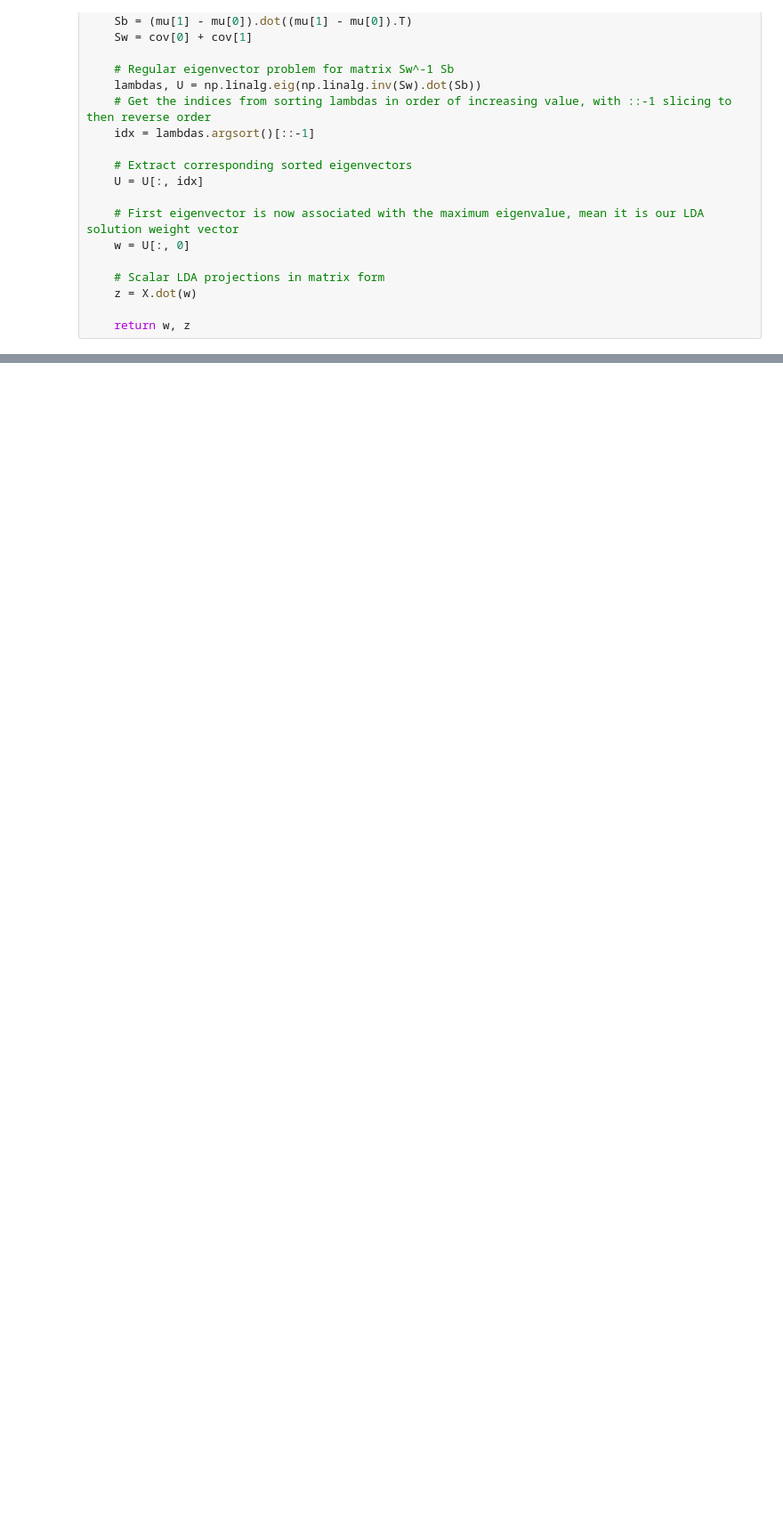
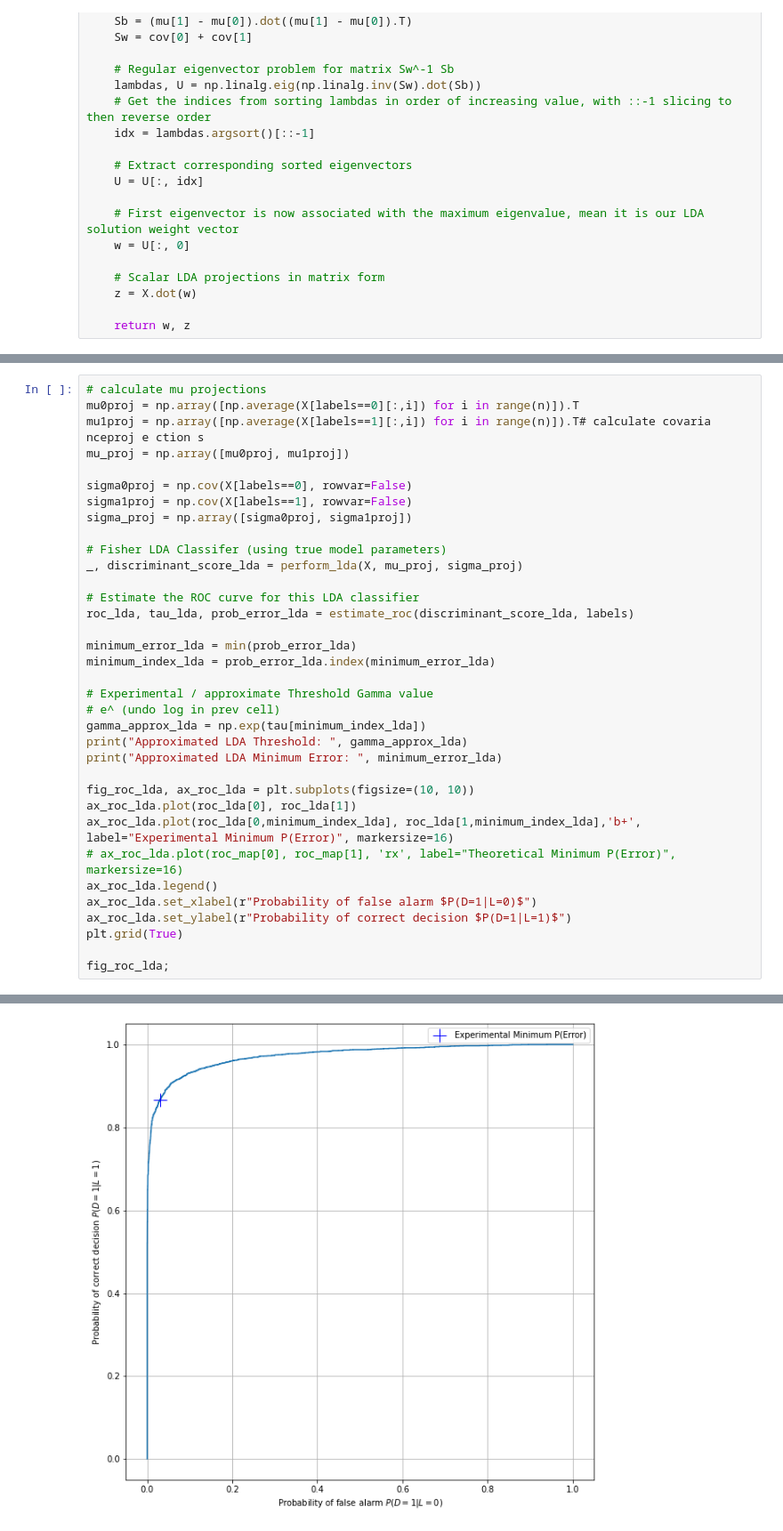
Before and after one commit to meuliano/EECE5644, a Jupyter notebook: HW1/hw1_1.ipynb, the cells around one changed output, grey strips where cells are left out. Shown at 89% size. Drawn from its saved outputs; the diff is of its cells as text; blank space fills up the shorter version.

```diff
--- a/HW1/hw1_1.ipynb
+++ b/HW1/hw1_1.ipynb
@@ -315,0 +298,36 @@ fig_roc
+# %%
+# calculate mu projections
+mu0proj = np.array([np.average(X[labels==0][:,i]) for i in range(n)]).T
+mu1proj = np.array([np.average(X[labels==1][:,i]) for i in range(n)]).T# calculate covaria nceproj e ction s
+mu_proj = np.array([mu0proj, mu1proj])
+
+sigma0proj = np.cov(X[labels==0], rowvar=False)
+sigma1proj = np.cov(X[labels==1], rowvar=False)
+sigma_proj = np.array([sigma0proj, sigma1proj])
+
+# Fisher LDA Classifer (using true model parameters)
+_, discriminant_score_lda = perform_lda(X, mu_proj, sigma_proj)
+
+# Estimate the ROC curve for this LDA classifier
+roc_lda, tau_lda, prob_error_lda = estimate_roc(discriminant_score_lda, labels)
+
+minimum_error_lda = min(prob_error_lda)
+minimum_index_lda = prob_error_lda.index(minimum_error_lda)
+
+# Experimental / approximate Threshold Gamma value
+# e^ (undo log in prev cell)
+gamma_approx_lda = np.exp(tau[minimum_index_lda])
+print("Approximated LDA Threshold: ", gamma_approx_lda)
+print("Approximated LDA Minimum Error: ", minimum_error_lda)
+
+fig_roc_lda, ax_roc_lda = plt.subplots(figsize=(10, 10))
+ax_roc_lda.plot(roc_lda[0], roc_lda[1])
+ax_roc_lda.plot(roc_lda[0,minimum_index_lda], roc_lda[1,minimum_index_lda],'b+', label="Experimental Minimum P(Error)", markersize=16)
+# ax_roc_lda.plot(roc_map[0], roc_map[1], 'rx', label="Theoretical Minimum P(Error)", markersize=16)
+ax_roc_lda.legend()
+ax_roc_lda.set_xlabel(r"Probability of false alarm $P(D=1|L=0)$")
+ax_roc_lda.set_ylabel(r"Probability of correct decision $P(D=1|L=1)$")
+plt.grid(True)
+
+fig_roc_lda;
+# %% [output]
@@ -316,3 +336,4 @@ fig_roc
+[figure, added]
 # %%
 # Use min-error threshold
 decisions_lda = discriminant_score_lda >= tau_lda[min_ind]
```
Also changed, not shown: parts of 7 cells of this notebook, 2 other files.
